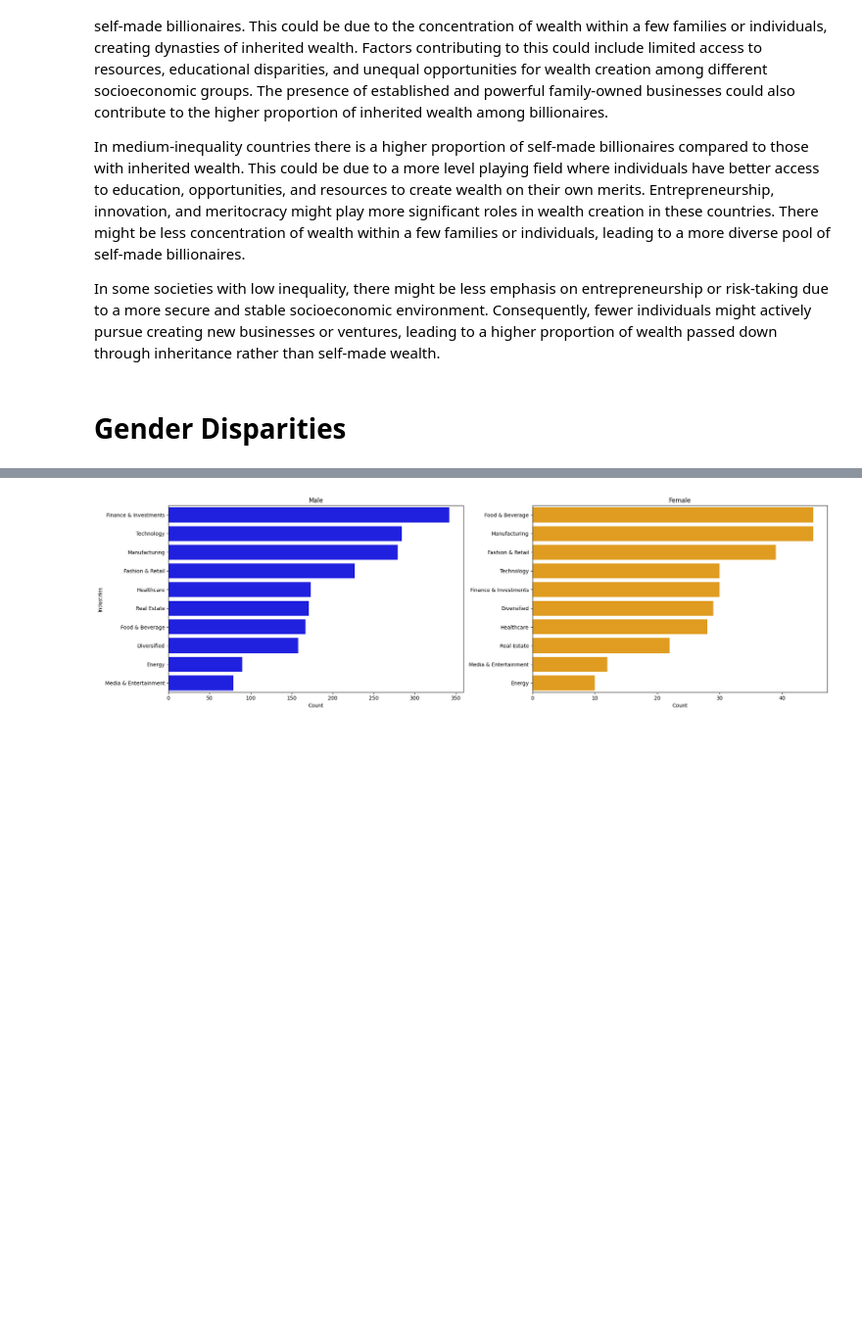
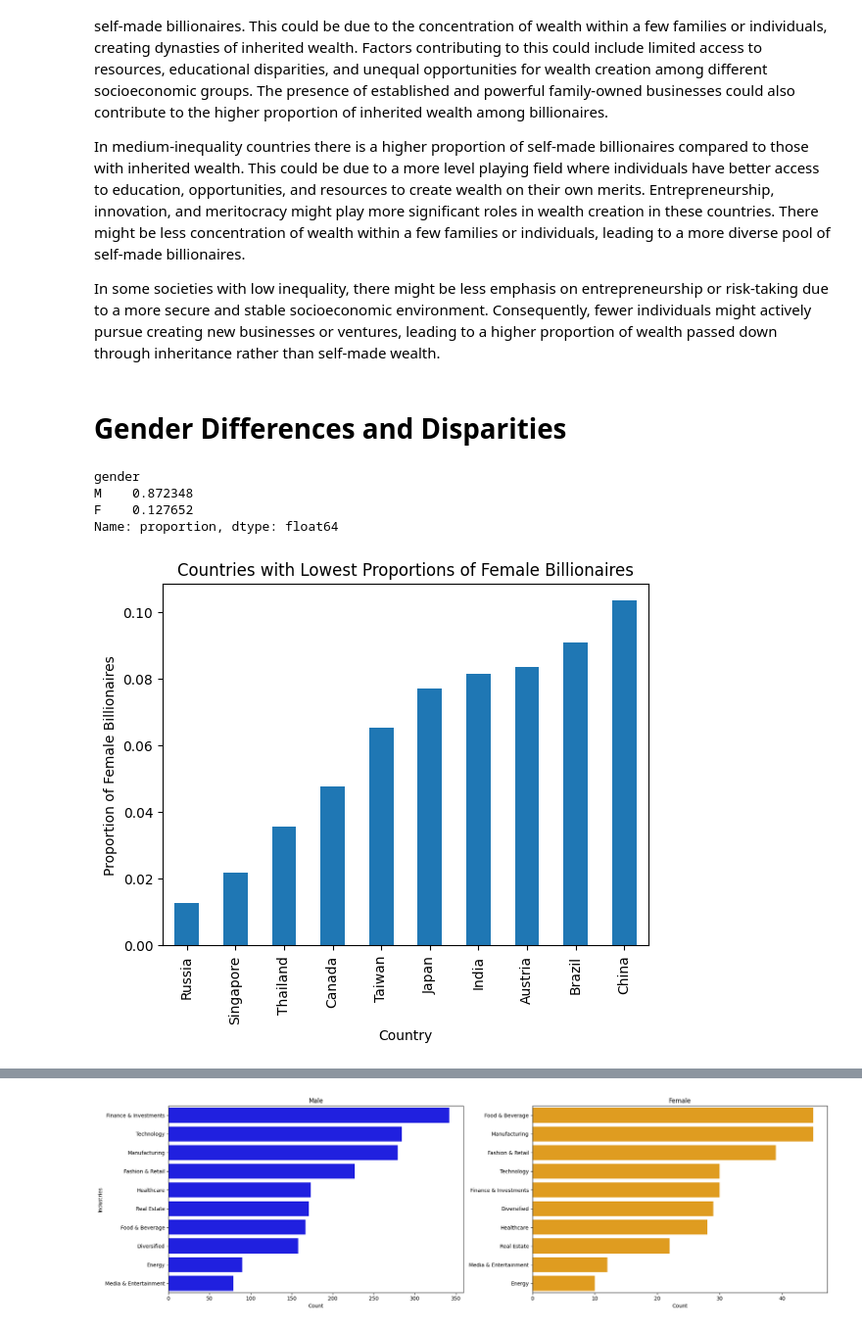
Before and after one commit to ErinZhan2500/SI618FinalProject, a Jupyter notebook: FinalProject.ipynb, the cells around one changed output, grey strips where cells are left out. Shown at 98% size. Saved outputs shown, nothing was run; the diff lists cells and outputs as text; code cells hidden in the pictures; blank space fills up the shorter version.

Commit message:
gender disparity

```diff
--- a/FinalProject.ipynb
+++ b/FinalProject.ipynb
@@ -469,4 +482,27 @@ In medium-inequality countries there is a higher proportion of self-made billion
 
 In some societies with low inequality, there might be less emphasis on entrepreneurship or risk-taking due to a more secure and stable socioeconomic environment. Consequently, fewer individuals might actively pursue creating new businesses or ventures, leading to a higher proportion of wealth passed down through inheritance rather than self-made wealth.
 # %% [markdown]
-# Gender Disparities
+# Gender Differences and Disparities
+# %%
+final_df.gender.value_counts(normalize=True)
+# %% [output]
+gender
+M    0.872348
+F    0.127652
+Name: proportion, dtype: float64
+# %%
+# Grouping data by country and gender, counting the number of billionaires
+grouped = final_df.groupby(['country', 'gender']).size().unstack()
+
+# Calculating proportions of Female billionaires for each country
+grouped['Total'] = grouped.sum(axis=1)
+grouped['Female_Proportion'] = grouped['F'] / grouped['Total']
+lowest_female = grouped.sort_values(by='Female_Proportion').head(10)
+
+lowest_female['Female_Proportion'].plot(kind='bar')
+plt.title('Countries with Lowest Proportions of Female Billionaires')
+plt.xlabel('Country')
+plt.ylabel('Proportion of Female Billionaires')
+plt.show()
+# %% [output]
+[figure, added]
```
Also changed, not shown: parts of 7 cells of this notebook.
